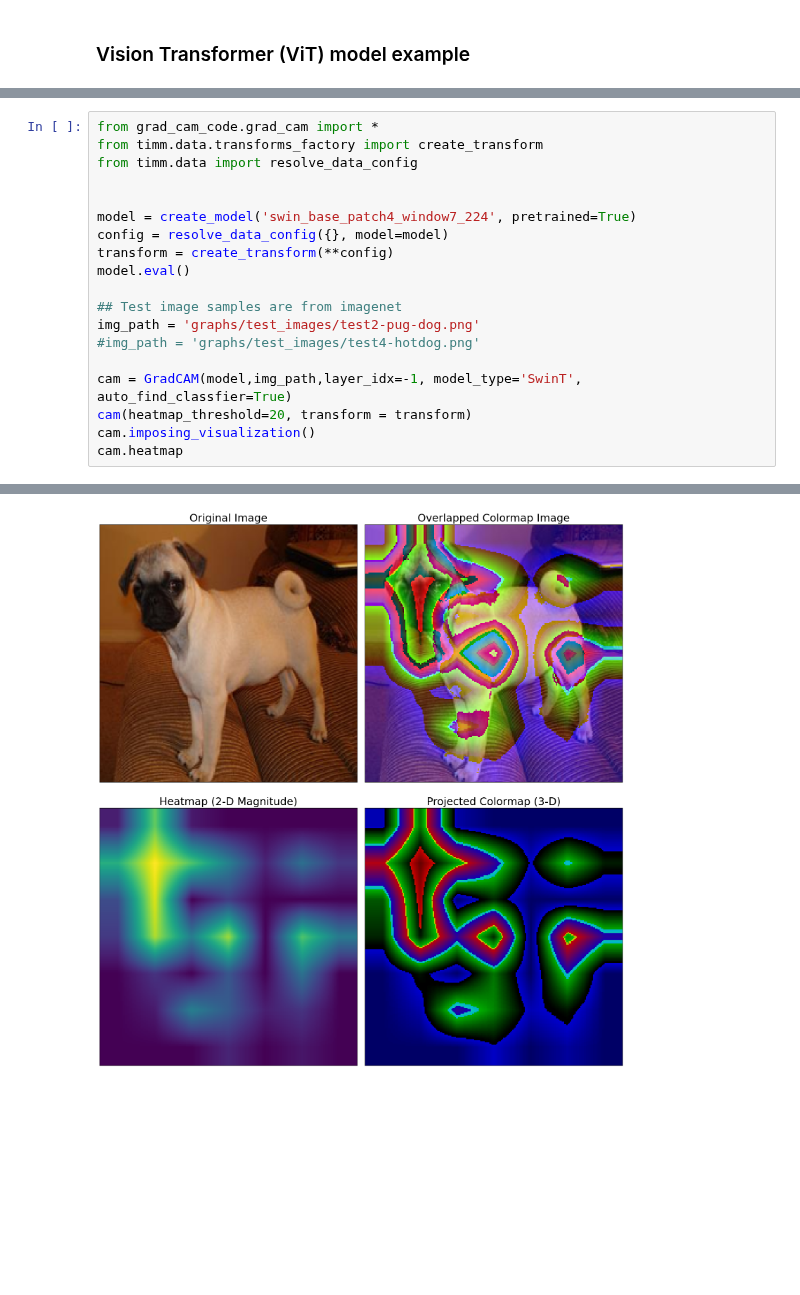
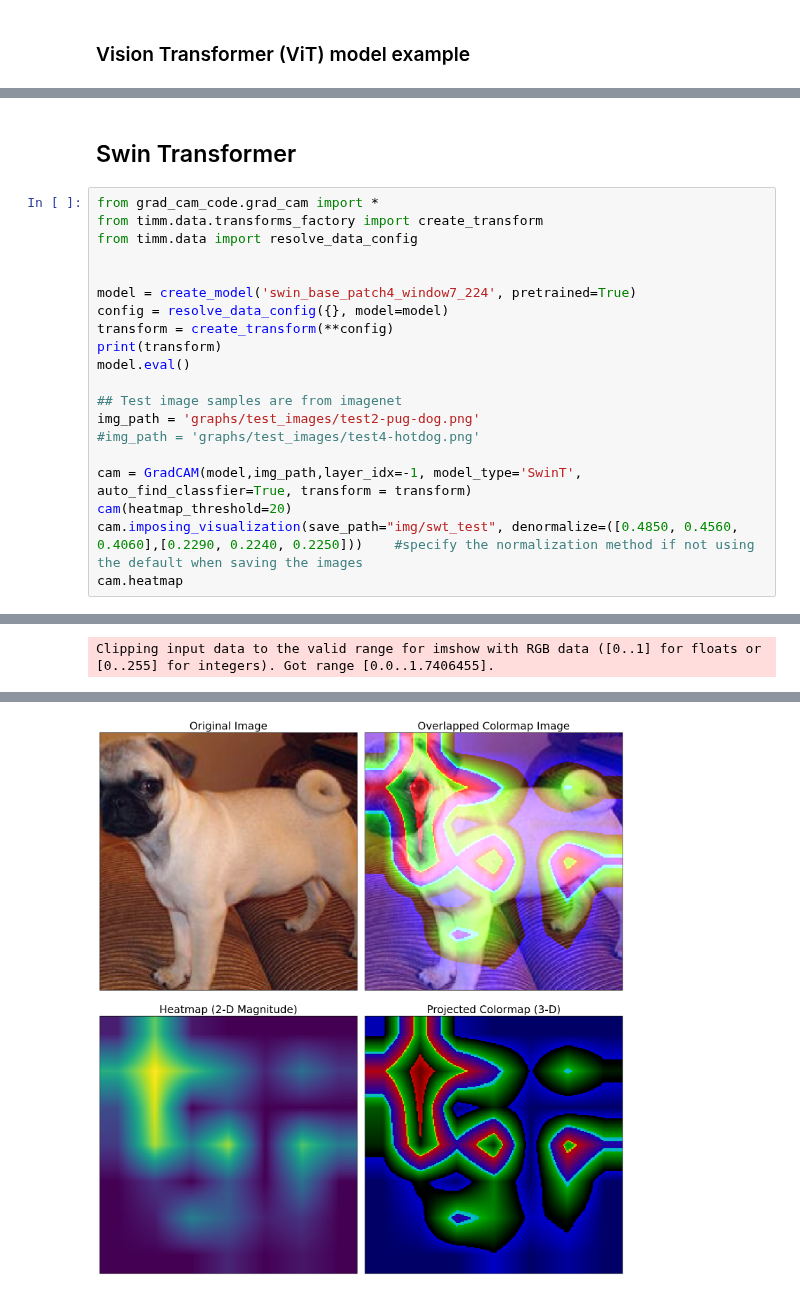
Before and after one commit to TyBruceChen/GradCAM-torch.nn.Module, a Jupyter notebook: test.ipynb, the cells around one changed output, grey strips where cells are left out. Saved outputs shown, nothing was run; the diff lists cells and outputs as text; blank space fills up the shorter version.

Commit message:
Make image save work, adjust the overlapped visualiztion

```diff
--- a/test.ipynb
+++ b/test.ipynb
@@ -74,3 +58,5 @@ jet_color shape: (256, 3)
+# %% [markdown]
+## Swin Transformer
 # %%
 from grad_cam_code.grad_cam import *
 from timm.data.transforms_factory import create_transform
@@ -80,14 +66,15 @@ from timm.data import resolve_data_config
 model = create_model('swin_base_patch4_window7_224', pretrained=True)
 config = resolve_data_config({}, model=model)
 transform = create_transform(**config)
+print(transform)
 model.eval()
 
 ## Test image samples are from imagenet
 img_path = 'graphs/test_images/test2-pug-dog.png'
 #img_path = 'graphs/test_images/test4-hotdog.png'
 
-cam = GradCAM(model,img_path,layer_idx=-1, model_type='SwinT', auto_find_classfier=True)
-cam(heatmap_threshold=20, transform = transform)
-cam.imposing_visualization()
+cam = GradCAM(model,img_path,layer_idx=-1, model_type='SwinT', auto_find_classfier=True, transform = transform)
+cam(heatmap_threshold=20)
+cam.imposing_visualization(save_path="img/swt_test", denormalize=([0.4850, 0.4560, 0.4060],[0.2290, 0.2240, 0.2250]))    #specify the normalization method if not using the default when saving the images
 cam.heatmap
 # %% [output]
@@ -111,2 +87,3 @@ jet_color shape: (256, 3)
+Clipping input data to the valid range for imshow with RGB data ([0..1] for floats or [0..255] for integers). Got range [0.0..1.7406455].
 [figure]
-[figure, old version]
+[figure, new version]
```
Also changed, not shown: parts of 4 cells of this notebook, 8 other files.
